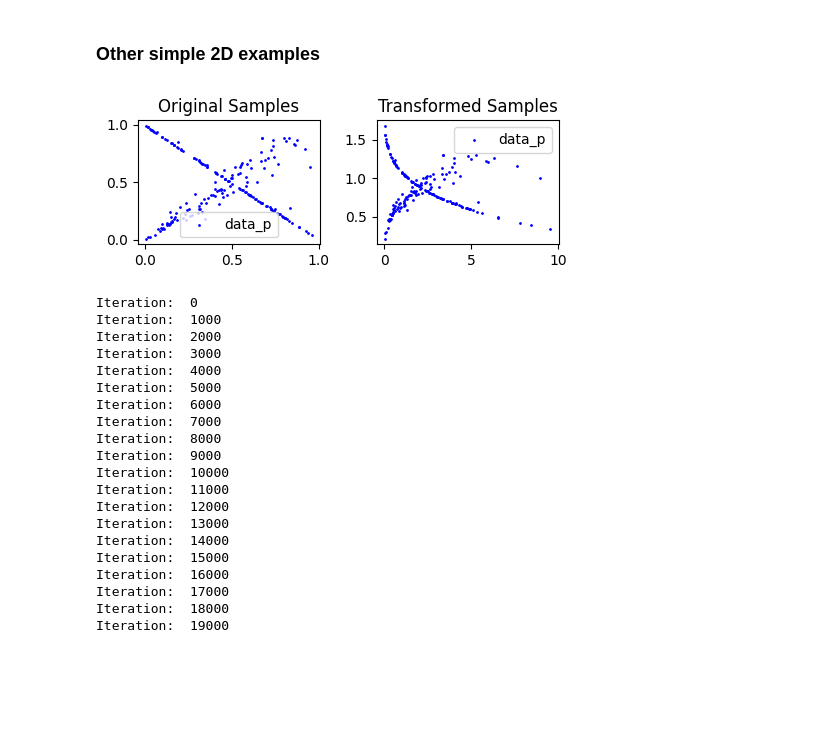
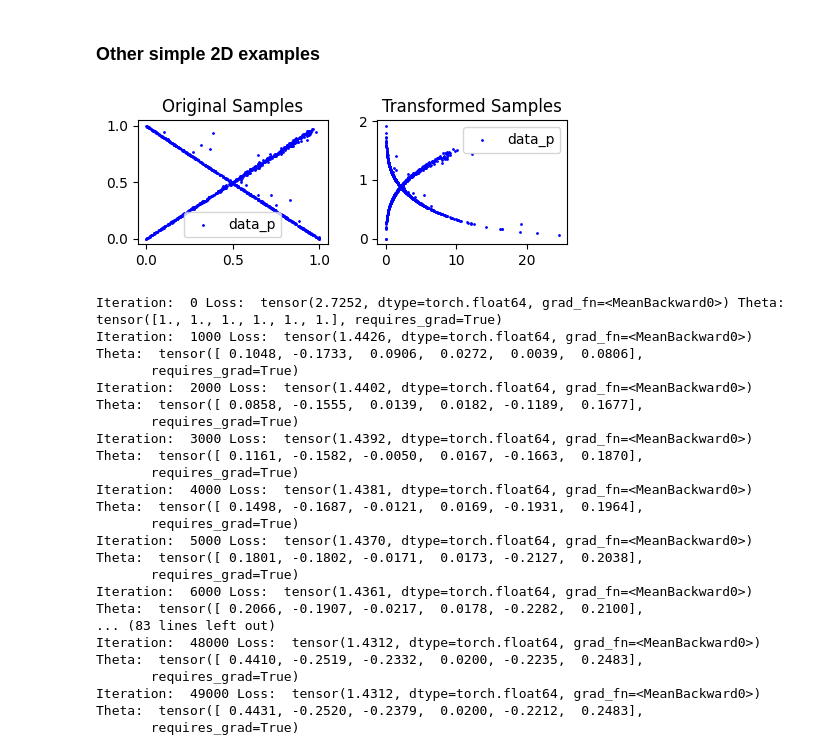
Before and after one commit to Huk-David/Ratio-Copula, a Jupyter notebook: Copula by Ratio Estimation/first_test.ipynb, the cells around one changed output. Cells and saved outputs as stored; diff of their text form; code cells hidden in the pictures; blank space fills up the shorter version.

```diff
--- a/Copula by Ratio Estimation/first_test.ipynb
+++ b/Copula by Ratio Estimation/first_test.ipynb
@@ -179,37 +187,34 @@ Text(0.5, 1.0, 'Estimated ratio $\\hat{r}=\\beta *\\phi(x_1,x_2)$')
 # %%
 from clayton.rng.archimedean import Clayton
 from scipy.stats import gamma, weibull_min
 
-cla1 = Clayton(theta=10, n_samples=100)
+# [0-1] scale samples from 2 Clayton copulas
+cla1 = Clayton(theta=110, n_samples=500)
 samples_1 = cla1.sample_unimargin()
-
-cla2 = Clayton(theta=-0.99, n_samples=100)
+cla2 = Clayton(theta=-0.99, n_samples=500)
 samples_2 = cla2.sample_unimargin()
 
 samples = np.concatenate((samples_1, samples_2))
-
-
-# Define the parameters for the gamma and Weibull distributions
-gamma_params = {'a': 1, 'scale': 5}
-weibull_params = {'c': 3}
 
 # Transform the samples
 transformed_samples_1 = gamma(a=1,scale=3).ppf(samples[:,0])
 transformed_samples_2 = weibull_min(c=3).ppf(samples[:,1])
 
 # Concatenate the transformed samples
 
 fig, axs = plt.subplots(1, 2, figsize=(5, 2))
 axs[0].scatter(samples[:,0], samples[:,1], s=1, color='blue', label='data_p')
 axs[0].set_title('Original Samples')
 axs[0].legend()
 axs[1].scatter(transformed_samples_1, transformed_samples_2, s=1, color='blue', label='data_p')
 axs[1].set_title('Transformed Samples')
 axs[1].legend()
 plt.tight_layout()
 plt.show()
+
+#copula plot
 # %% [output]
-[figure, old version]
+[figure, new version]
 # %%
 import torch.optim as optim
 import scipy.stats as scs
@@ -222,38 +227,35 @@ data_q.requires_grad = False
 
 theta_history = []
 loss_history = []
-learning_rate = 0.5
+learning_rate = 0.005
 optimizer = optim.SGD([theta], lr=learning_rate)
 
-for t in range(20000):
+for t in range(50000):
     if t % 1000 == 0:
-        print("Iteration: ", t)
+        print("Iteration: ", t, "Loss: ", loss, "Theta: ", theta)
     r_p = log_ratio(theta = theta, data = data_p).exp()
     r_q = log_ratio(theta = theta, data = data_q).exp()
-    loss = Logistic_loss(r_p,r_q).mean()
+    loss = Logistic_loss(r_q,r_p).mean()
     optimizer.zero_grad()
     loss.backward()
     optimizer.step()
     theta_history.append(theta.clone().detach().numpy())
     loss_history.append(loss.clone().detach().item())
 # %% [output]
-Iteration:  0
-Iteration:  1000
-Iteration:  2000
-Iteration:  3000
-Iteration:  4000
-Iteration:  5000
-Iteration:  6000
-Iteration:  7000
-Iteration:  8000
-Iteration:  9000
-Iteration:  10000
-Iteration:  11000
-Iteration:  12000
-Iteration:  13000
-Iteration:  14000
-Iteration:  15000
-Iteration:  16000
-Iteration:  17000
-Iteration:  18000
-Iteration:  19000
+Iteration:  0 Loss:  tensor(2.7252, dtype=torch.float64, grad_fn=<MeanBackward0>) Theta:  tensor([1., 1., 1., 1., 1., 1.], requires_grad=True)
+Iteration:  1000 Loss:  tensor(1.4426, dtype=torch.float64, grad_fn=<MeanBackward0>) Theta:  tensor([ 0.1048, -0.1733,  0.0906,  0.0272,  0.0039,  0.0806],
+       requires_grad=True)
+Iteration:  2000 Loss:  tensor(1.4402, dtype=torch.float64, grad_fn=<MeanBackward0>) Theta:  tensor([ 0.0858, -0.1555,  0.0139,  0.0182, -0.1189,  0.1677],
+       requires_grad=True)
+Iteration:  3000 Loss:  tensor(1.4392, dtype=torch.float64, grad_fn=<MeanBackward0>) Theta:  tensor([ 0.1161, -0.1582, -0.0050,  0.0167, -0.1663,  0.1870],
+       requires_grad=True)
+Iteration:  4000 Loss:  tensor(1.4381, dtype=torch.float64, grad_fn=<MeanBackward0>) Theta:  tensor([ 0.1498, -0.1687, -0.0121,  0.0169, -0.1931,  0.1964],
+       requires_grad=True)
+Iteration:  5000 Loss:  tensor(1.4370, dtype=torch.float64, grad_fn=<MeanBackward0>) Theta:  tensor([ 0.1801, -0.1802, -0.0171,  0.0173, -0.2127,  0.2038],
+       requires_grad=True)
+Iteration:  6000 Loss:  tensor(1.4361, dtype=torch.float64, grad_fn=<MeanBackward0>) Theta:  tensor([ 0.2066, -0.1907, -0.0217,  0.0178, -0.2282,  0.2100],
+... (83 lines left out)
+Iteration:  48000 Loss:  tensor(1.4312, dtype=torch.float64, grad_fn=<MeanBackward0>) Theta:  tensor([ 0.4410, -0.2519, -0.2332,  0.0200, -0.2235,  0.2483],
+       requires_grad=True)
+Iteration:  49000 Loss:  tensor(1.4312, dtype=torch.float64, grad_fn=<MeanBackward0>) Theta:  tensor([ 0.4431, -0.2520, -0.2379,  0.0200, -0.2212,  0.2483],
+       requires_grad=True)
```
Also changed, not shown: parts of 15 cells of this notebook.
